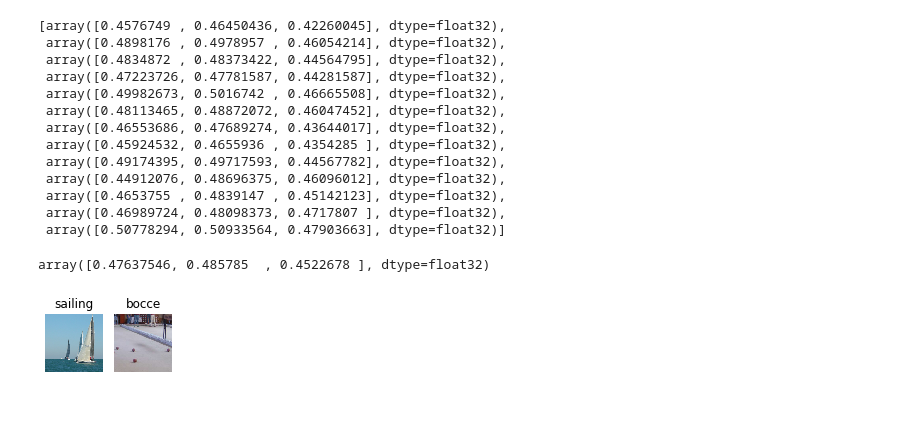
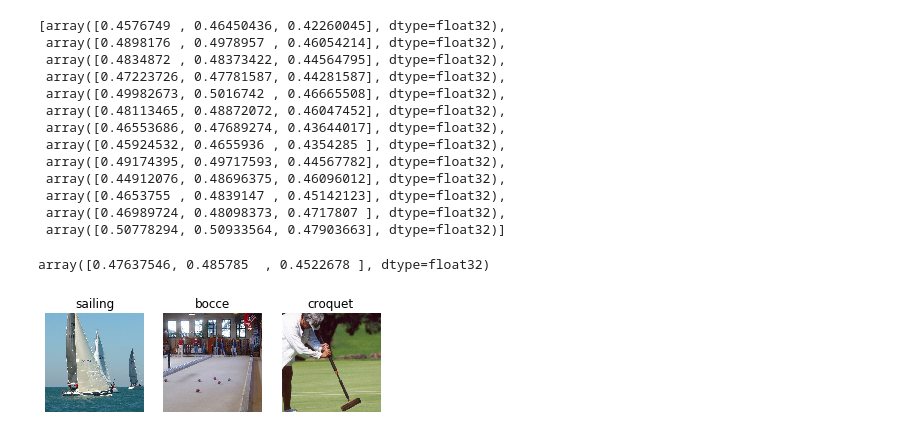
Before and after one commit to prabhat00155/onnx-odsc-tutorial, a Jupyter notebook: pytorch experiment.ipynb, the cells around one changed output. Saved outputs shown, nothing was run; the diff lists cells and outputs as text; code cells hidden in the pictures; blank space fills up the shorter version.

```diff
--- a/pytorch experiment.ipynb
+++ b/pytorch experiment.ipynb
@@ -46,8 +46,8 @@ if cuda:
 # %%
 image_folder = 'data/'
 data_transforms = transforms.Compose([
-        transforms.RandomResizedCrop(224),
-        transforms.RandomHorizontalFlip(),
+        transforms.CenterCrop(512),
+        #transforms.RandomHorizontalFlip(),
         transforms.ToTensor(),
         transforms.Normalize([0.47637546, 0.485785  , 0.4522678 ], [0.24692202, 0.24377407, 0.2667196 ])
     ])
@@ -95,20 +99,20 @@ np.mean(mean, axis=0)
 array([0.47637546, 0.485785  , 0.4522678 ], dtype=float32)
 # %%
 batch = next(iter(loader['train']))
-samples = batch[0][:2]
+samples = batch[0][:3]
 y_true = batch[1]
 for i, sample in enumerate(samples):
-    plt.subplot(1, 5, i+1)
+    plt.subplot(1, 3, i+1)
     plt.title(f'{class_names[y_true[i]]}')
     inp = sample.numpy().transpose((1, 2, 0))
     mean = np.array([0.47637546, 0.485785  , 0.4522678 ])
     std = np.array([0.24692202, 0.24377407, 0.2667196 ])
     inp = std * inp + mean
     inp = np.clip(inp, 0, 1)
     plt.imshow(inp)
     plt.axis('off')
 # %% [output]
-[figure, old version]
+[figure, new version]
 # %%
 # CNN model
 class CNN(nn.Module):
```
Also changed, not shown: parts of 4 cells of this notebook, 1 other file.
